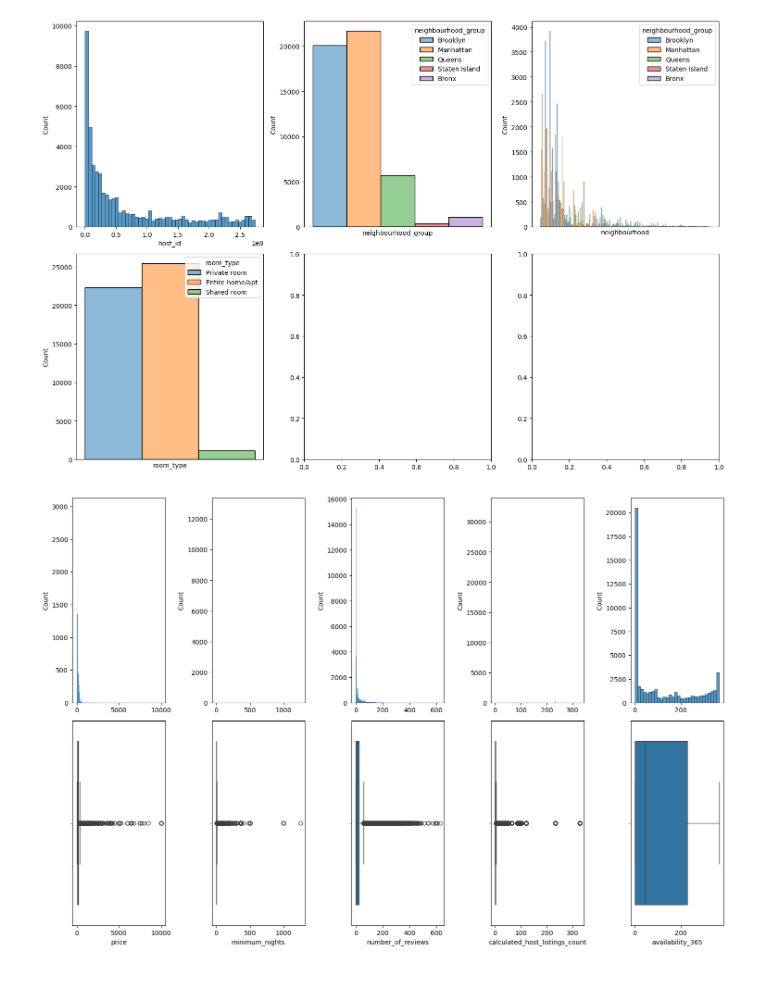
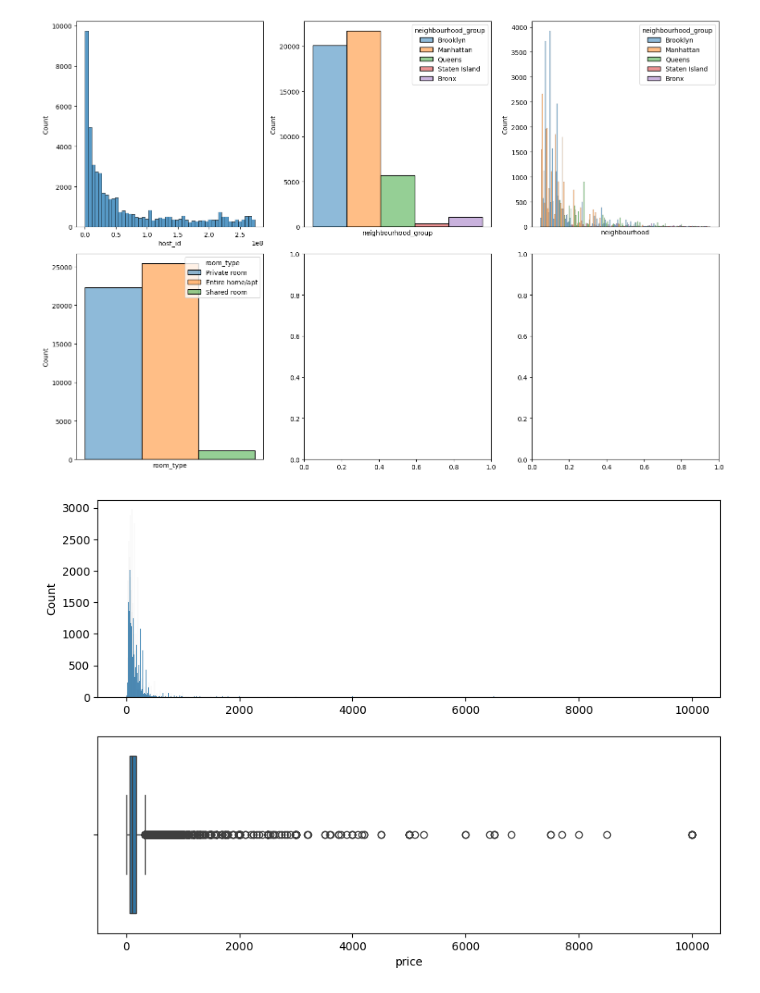
Before and after one commit to allankruger/machine-learning-python-template, a Jupyter notebook: src/explore.ipynb, the cells around one changed output. Cells and saved outputs as stored; diff of their text form; code cells hidden in the pictures.

Commit message:
numerical-numerical analysis

```diff
--- a/src/explore.ipynb
+++ b/src/explore.ipynb
@@ -72,26 +72,13 @@ plt.tight_layout()
 plt.show()
 # %% [output]
 [figure]
-# %%
-#Analysis of numeric variables
-fig, axis = plt.subplots(2, 5, figsize = (15, 10))
-
-sns.histplot(ax=axis[0, 0], data=data, x="price").set(xlabel=None)
-sns.boxplot(ax=axis[1, 0], data=data, x = "price")
-
-sns.histplot(ax=axis[0, 1], data=data, x="minimum_nights"
-sns.boxplot(ax=axis[1, 1], data=data, x="minimum_nights")
-
-sns.histplot(ax=axis[0, 2], data=data, x="number_of_reviews")
-sns.boxplot(ax=axis[1, 2], data=data, x="number_of_reviews")
-
-sns.histplot(ax=axis[0, 3], data=data, x="calculated_host_listings_count")
-sns.boxplot(ax=axis[1, 3], data=data, x="calculated_host_listings_count")
-
-sns.histplot(ax=axis[0, 4], data=data, x="availability_365")
-sns.boxplot(ax=axis[1, 4], data=data, x="availability_365")
-
-plt.tight_layout()
-plt.show()
-# %% [output]
-[figure, removed]
+# %%
+#Analysis of numeric variables
+fig, axis = plt.subplots(2, figsize = (10, 7))
+
+sns.histplot(ax=axis[0], data=data, x="price").set(xlabel=None)
+sns.boxplot(ax=axis[1], data=data, x = "price")
+
+plt.show()
+# %% [output]
+[figure, added]
```
Also changed, not shown: parts of 5 cells of this notebook.
